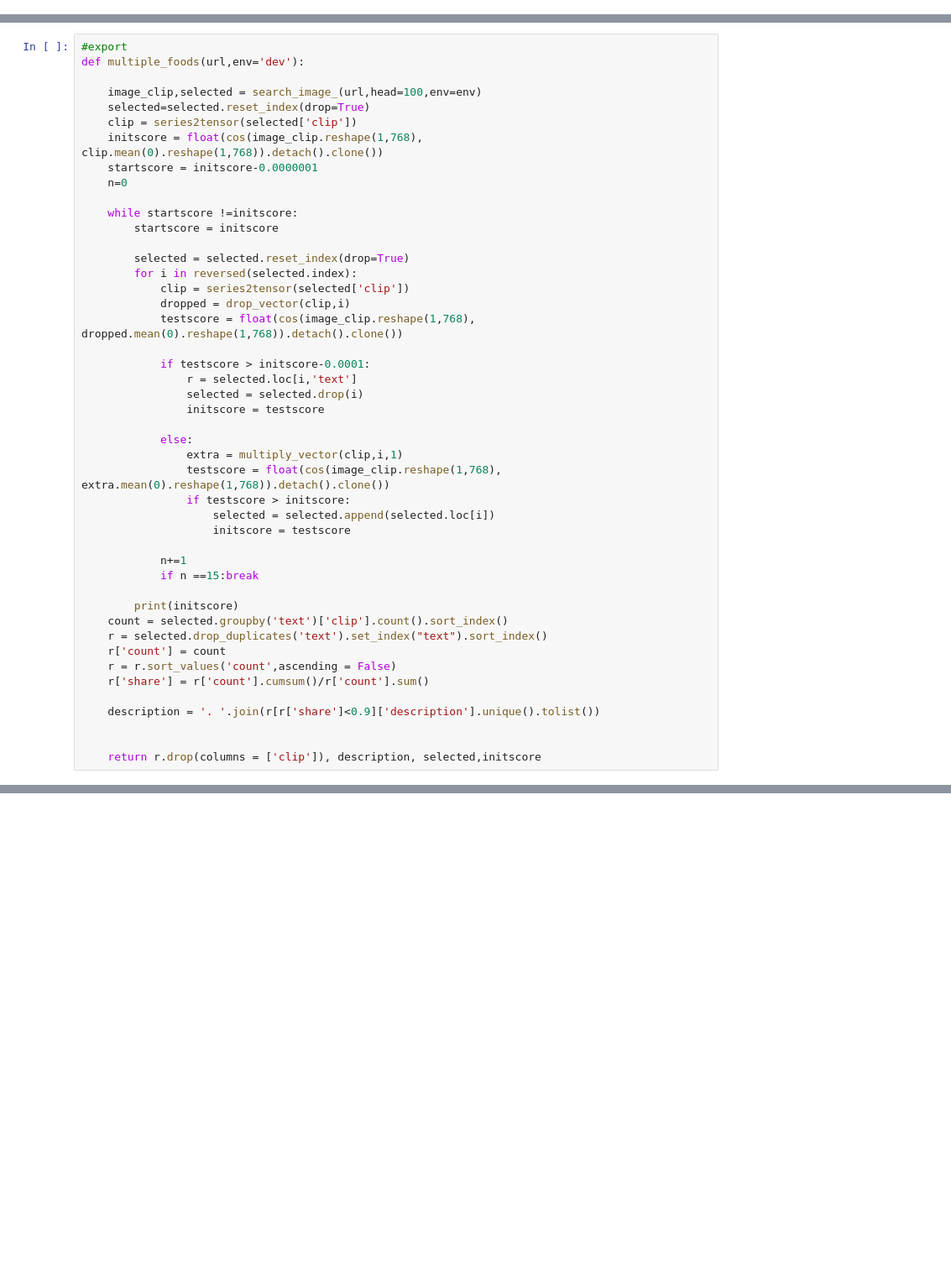
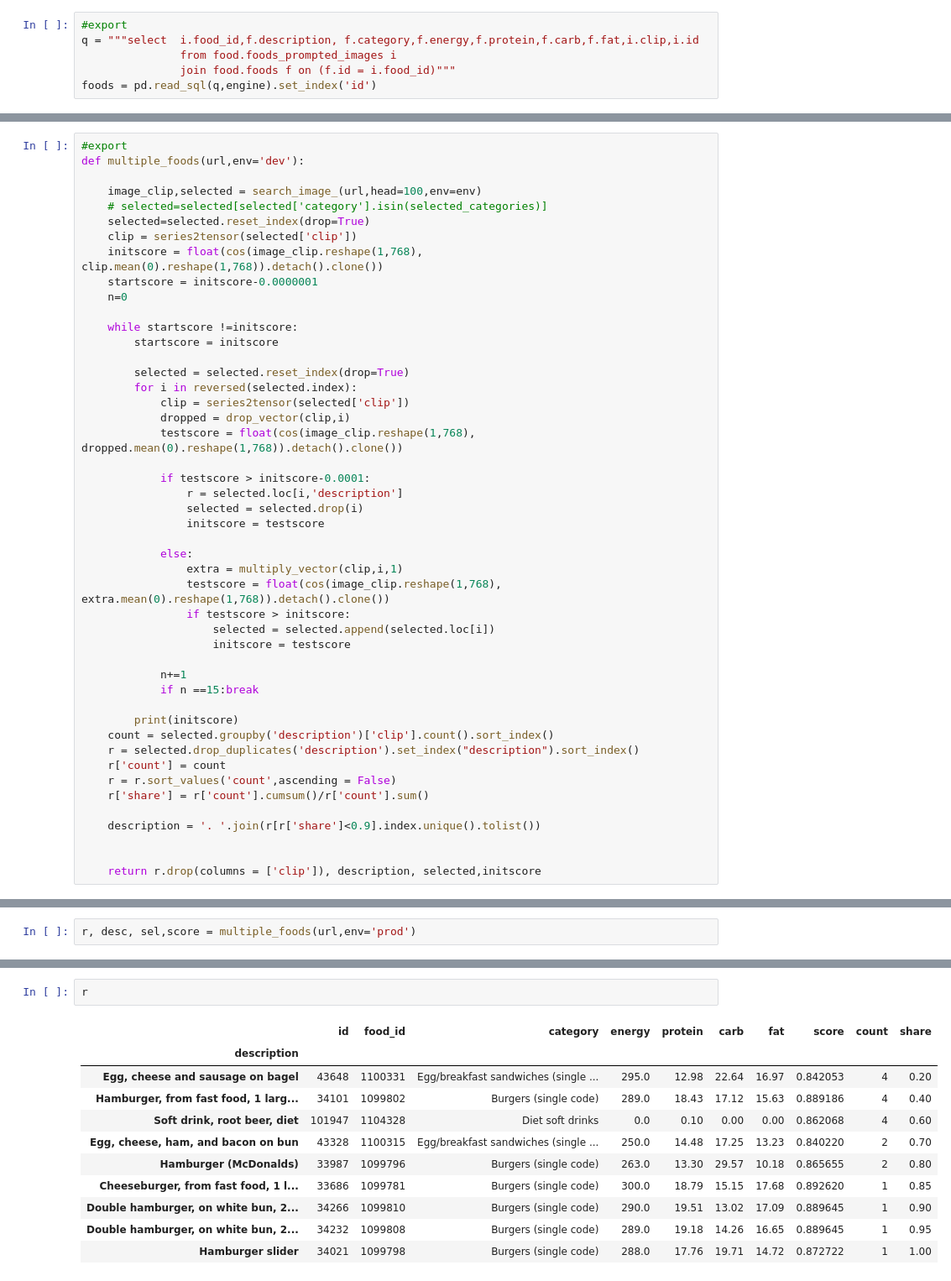
Before and after one commit to DmitriyG228/food, a Jupyter notebook: 01_search.ipynb, the cells around one changed output, grey strips where cells are left out. Shown at 84% size. Saved outputs shown, nothing was run; the diff lists cells and outputs as text; blank space fills up the shorter version.

```diff
--- a/01_search.ipynb
+++ b/01_search.ipynb
@@ -32,0 +28,6 @@ foods = foods.set_index('id')
+# %%
+#export
+q = """select  i.food_id,f.description, f.category,f.energy,f.protein,f.carb,f.fat,i.clip,i.id
+               from food.foods_prompted_images i
+               join food.foods f on (f.id = i.food_id)"""
+foods = pd.read_sql(q,engine).set_index('id')
@@ -62,6 +70,7 @@ def multiply_vector(clip,i,n=1):
 def multiple_foods(url,env='dev'):
 
     image_clip,selected = search_image_(url,head=100,env=env)
+    # selected=selected[selected['category'].isin(selected_categories)]
     selected=selected.reset_index(drop=True)
     clip = series2tensor(selected['clip'])
     initscore = float(cos(image_clip.reshape(1,768), clip.mean(0).reshape(1,768)).detach().clone())
@@ -78,7 +87,7 @@ def multiple_foods(url,env='dev'):
             testscore = float(cos(image_clip.reshape(1,768), dropped.mean(0).reshape(1,768)).detach().clone())
 
             if testscore > initscore-0.0001:
-                r = selected.loc[i,'text']
+                r = selected.loc[i,'description']
                 selected = selected.drop(i)
                 initscore = testscore
 
@@ -93,13 +102,13 @@ def multiple_foods(url,env='dev'):
             if n ==15:break
 
         print(initscore)
-    count = selected.groupby('text')['clip'].count().sort_index()
-    r = selected.drop_duplicates('text').set_index("text").sort_index()
+    count = selected.groupby('description')['clip'].count().sort_index()
+    r = selected.drop_duplicates('description').set_index("description").sort_index()
     r['count'] = count
     r = r.sort_values('count',ascending = False)
     r['share'] = r['count'].cumsum()/r['count'].sum()
 
-    description = '. '.join(r[r['share']<0.9]['description'].unique().tolist())
+    description = '. '.join(r[r['share']<0.9].index.unique().tolist())
 
 
     return r.drop(columns = ['clip']), description, selected,initscore
@@ -117,0 +125,2 @@ url = 'https://image.shutterstock.com/image-photo/pav-bhaji-fast-food-dish-600w-
+# %%
+r, desc, sel,score = multiple_foods(url,env='prod')
@@ -118,3 +139,17 @@ url = 'https://image.shutterstock.com/image-photo/pav-bhaji-fast-food-dish-600w-
+# %%
+r
+# %% [output]
+|  | id | food_id | category | energy | protein | carb | fat | score | count | share |
+| description |  |  |  |  |  |  |  |  |  |  |
+| Egg, cheese and sausage on bagel | 43648 | 1100331 | Egg/breakfast sandwiches (single ... | 295.0 | 12.98 | 22.64 | 16.97 | 0.842053 | 4 | 0.20 |
+| Hamburger, from fast food, 1 larg... | 34101 | 1099802 | Burgers (single code) | 289.0 | 18.43 | 17.12 | 15.63 | 0.889186 | 4 | 0.40 |
+| Soft drink, root beer, diet | 101947 | 1104328 | Diet soft drinks | 0.0 | 0.10 | 0.00 | 0.00 | 0.862068 | 4 | 0.60 |
+| Egg, cheese, ham, and bacon on bun | 43328 | 1100315 | Egg/breakfast sandwiches (single ... | 250.0 | 14.48 | 17.25 | 13.23 | 0.840220 | 2 | 0.70 |
+| Hamburger (McDonalds) | 33987 | 1099796 | Burgers (single code) | 263.0 | 13.30 | 29.57 | 10.18 | 0.865655 | 2 | 0.80 |
+| Cheeseburger, from fast food, 1 l... | 33686 | 1099781 | Burgers (single code) | 300.0 | 18.79 | 15.15 | 17.68 | 0.892620 | 1 | 0.85 |
+| Double hamburger, on white bun, 2... | 34266 | 1099810 | Burgers (single code) | 290.0 | 19.51 | 13.02 | 17.09 | 0.889645 | 1 | 0.90 |
+| Double hamburger, on white bun, 2... | 34232 | 1099808 | Burgers (single code) | 289.0 | 19.18 | 14.26 | 16.65 | 0.889645 | 1 | 0.95 |
+| Hamburger slider | 34021 | 1099798 | Burgers (single code) | 288.0 | 17.76 | 19.71 | 14.72 | 0.872722 | 1 | 1.00 |
 # %%
 get_image_from_url(url)
 # %% [output]
```
Also changed, not shown: parts of 12 cells of this notebook, 11 other files.
